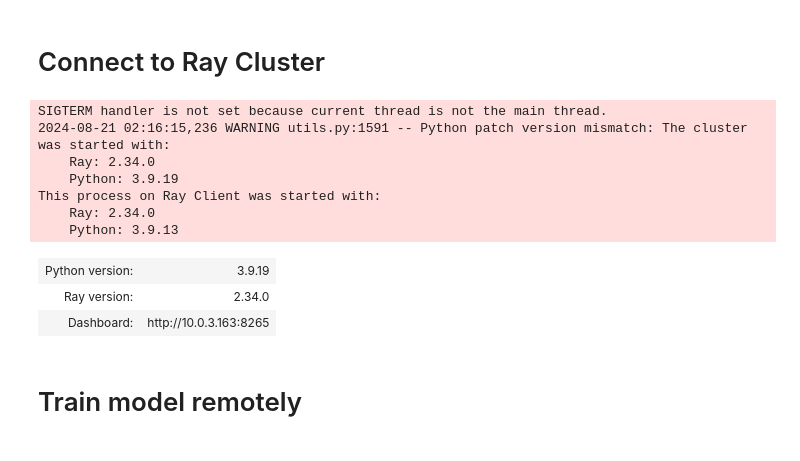
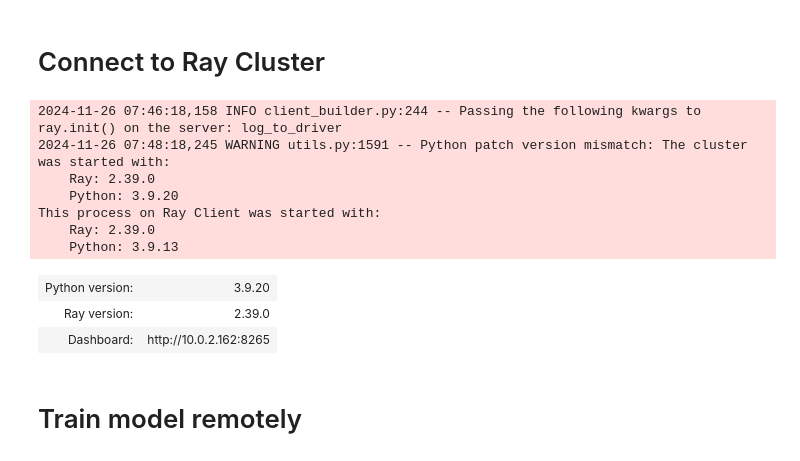
Before and after one commit to tchangkiat/aws-cdk-stacks, a Jupyter notebook: assets/ray/pytorch-ray-example.ipynb, the cells around one changed output. Cells and saved outputs as stored; diff of their text form; code cells hidden in the pictures.

Commit message:
Upgraded Ray, JupyterHub, and PyTorch

```diff
--- a/assets/ray/pytorch-ray-example.ipynb
+++ b/assets/ray/pytorch-ray-example.ipynb
@@ -164,19 +164,19 @@ def train_fashion_mnist(num_workers=2, use_gpu=False):
 # %%
 ray.init(
     address="ray://raycluster-head-svc.default.svc.cluster.local:10001",
-    runtime_env={"pip": ["torch==2.4.0", "torchvision==0.19.0"]},
+    runtime_env={"pip": ["torch==2.5.1", "torchvision==0.20.1"]},
 )
 # %% [output]
-SIGTERM handler is not set because current thread is not the main thread.
-2024-08-21 02:16:15,236 WARNING utils.py:1591 -- Python patch version mismatch: The cluster was started with:
-    Ray: 2.34.0
-    Python: 3.9.19
+2024-11-26 07:46:18,158 INFO client_builder.py:244 -- Passing the following kwargs to ray.init() on the server: log_to_driver
+2024-11-26 07:48:18,245 WARNING utils.py:1591 -- Python patch version mismatch: The cluster was started with:
+    Ray: 2.39.0
+    Python: 3.9.20
 This process on Ray Client was started with:
-    Ray: 2.34.0
+    Ray: 2.39.0
     Python: 3.9.13
-| Python version: | 3.9.19 |
-| Ray version: | 2.34.0 |
-| Dashboard: | http://10.0.3.163:8265 |
+| Python version: | 3.9.20 |
+| Ray version: | 2.39.0 |
+| Dashboard: | http://10.0.2.162:8265 |
 # %% [markdown]
 # Train model remotely
 # %%
```
Also changed, not shown: parts of 3 cells of this notebook, 3 other files.
